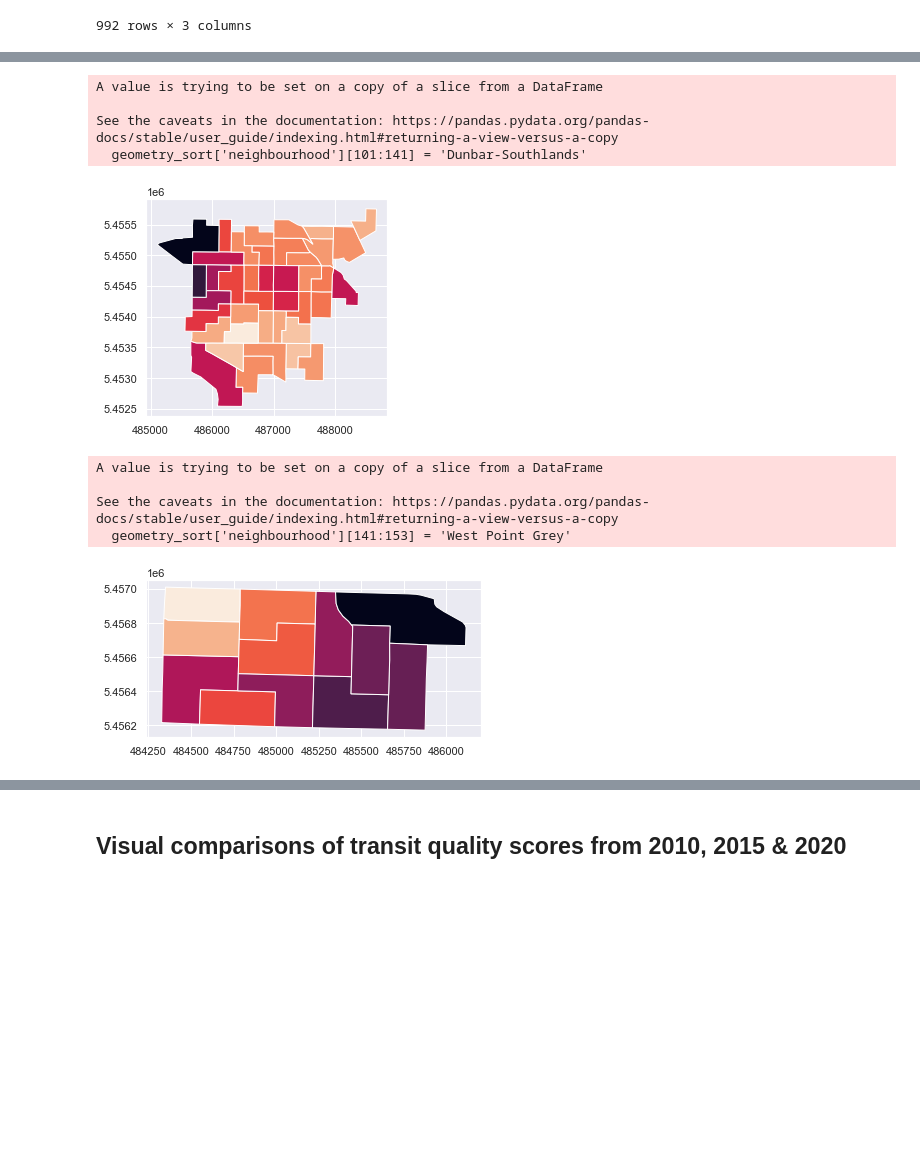
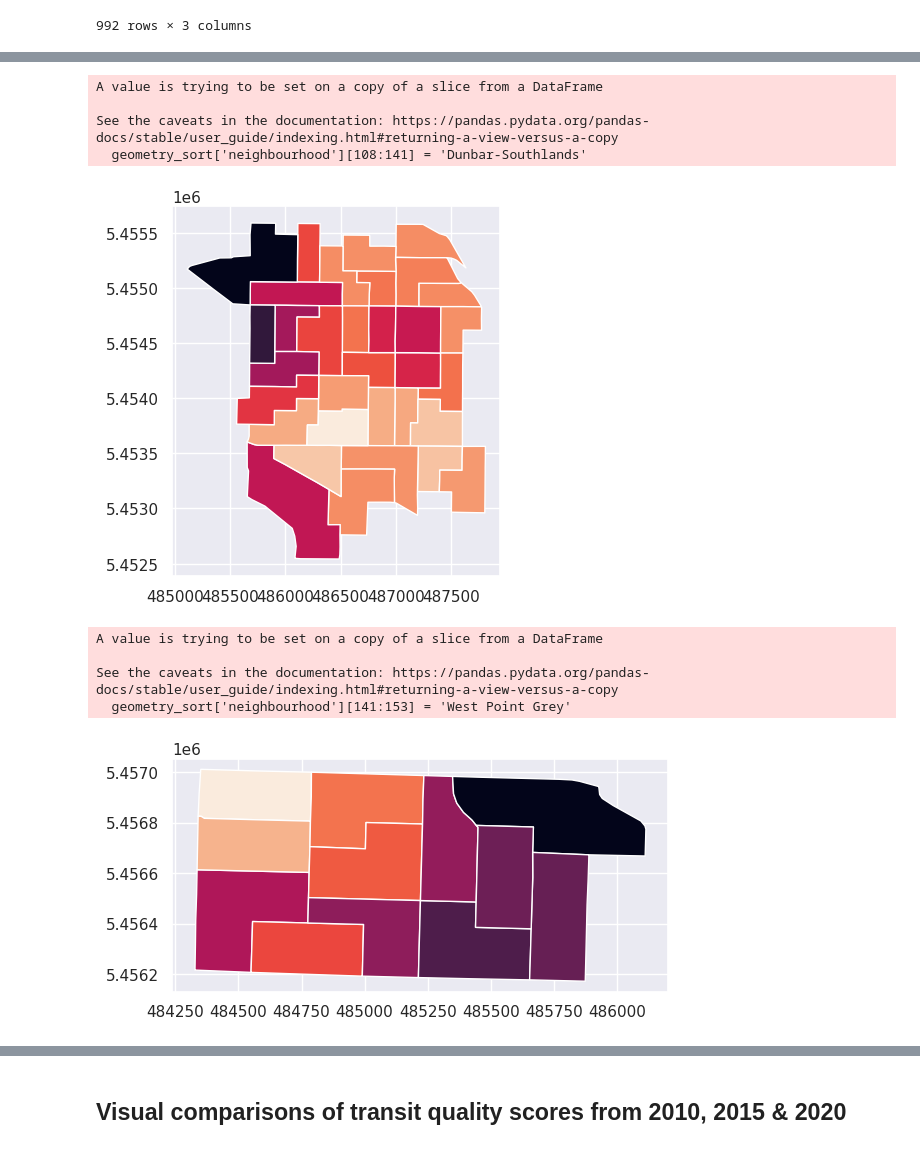
Before and after one commit to rebywong/cmpt353-project, a Jupyter notebook: vancouver_transit.ipynb, the cells around one changed output, grey strips where cells are left out. Cells and saved outputs as stored; diff of their text form; code cells hidden in the pictures; blank space fills up the shorter version.

```diff
--- a/vancouver_transit.ipynb
+++ b/vancouver_transit.ipynb
@@ -477,3 +473,6 @@ geometry_sort['neighbourhood'] = 'None'
+# %%
+geometry_sort['neighbourhood'] = 'None'
+geometry_sort['population'] = 0
 # %%
 # parts of Dunbar Southlands
 geometry_sort[0:2].plot(column='quality_score')
@@ -516,6 +515,6 @@ See the caveats in the documentation: https://pandas.pydata.org/pandas-docs/stab
 # %%
 geometry_sort[69:71].plot(column='quality_score')
-geometry_sort['neighbourhood'][69:71] = 'Arbutus Ridge'
+geometry_sort['neighbourhood'][69:71] = 'Arbutus-Ridge'
 # %% [output]
 A value is trying to be set on a copy of a slice from a DataFrame
 
@@ -534,6 +533,6 @@ See the caveats in the documentation: https://pandas.pydata.org/pandas-docs/stab
 # %%
-geometry_sort[81:101].plot(column='quality_score')
-geometry_sort['neighbourhood'][81:101] = 'Shaughnessy'
+geometry_sort[81:95].plot(column='quality_score')
+geometry_sort['neighbourhood'][81:95] = 'Shaughnessy'
 # %% [output]
 A value is trying to be set on a copy of a slice from a DataFrame
 
@@ -542,0 +542,3 @@ See the caveats in the documentation: https://pandas.pydata.org/pandas-docs/stab
+# %%
+geometry_sort[95:108].plot(column='quality_score')
+geometry_sort['neighbourhood'][95:108] = 'Arbutus-Ridge'
@@ -543,12 +551,12 @@ See the caveats in the documentation: https://pandas.pydata.org/pandas-docs/stab
 # %%
-geometry_sort[101:141].plot(column='quality_score')
-geometry_sort['neighbourhood'][101:141] = 'Dunbar-Southlands'
+geometry_sort[108:141].plot(column='quality_score')
+geometry_sort['neighbourhood'][108:141] = 'Dunbar-Southlands'
 # %% [output]
 A value is trying to be set on a copy of a slice from a DataFrame
 
 See the caveats in the documentation: https://pandas.pydata.org/pandas-docs/stable/user_guide/indexing.html#returning-a-view-versus-a-copy
-  geometry_sort['neighbourhood'][101:141] = 'Dunbar-Southlands'
+  geometry_sort['neighbourhood'][108:141] = 'Dunbar-Southlands'
-[figure, old version]
+[figure, new version]
 # %%
 geometry_sort[141:153].plot(column='quality_score')
 geometry_sort['neighbourhood'][141:153] = 'West Point Grey'
@@ -557,7 +565,7 @@ A value is trying to be set on a copy of a slice from a DataFrame
 
 See the caveats in the documentation: https://pandas.pydata.org/pandas-docs/stable/user_guide/indexing.html#returning-a-view-versus-a-copy
   geometry_sort['neighbourhood'][141:153] = 'West Point Grey'
-[figure, old version]
+[figure, new version]
 # %%
 geometry_sort[153:163].plot(column='quality_score')
 geometry_sort['neighbourhood'][153:163] = 'Dunbar-Southlands'
```
Also changed, not shown: parts of 66 cells of this notebook.
